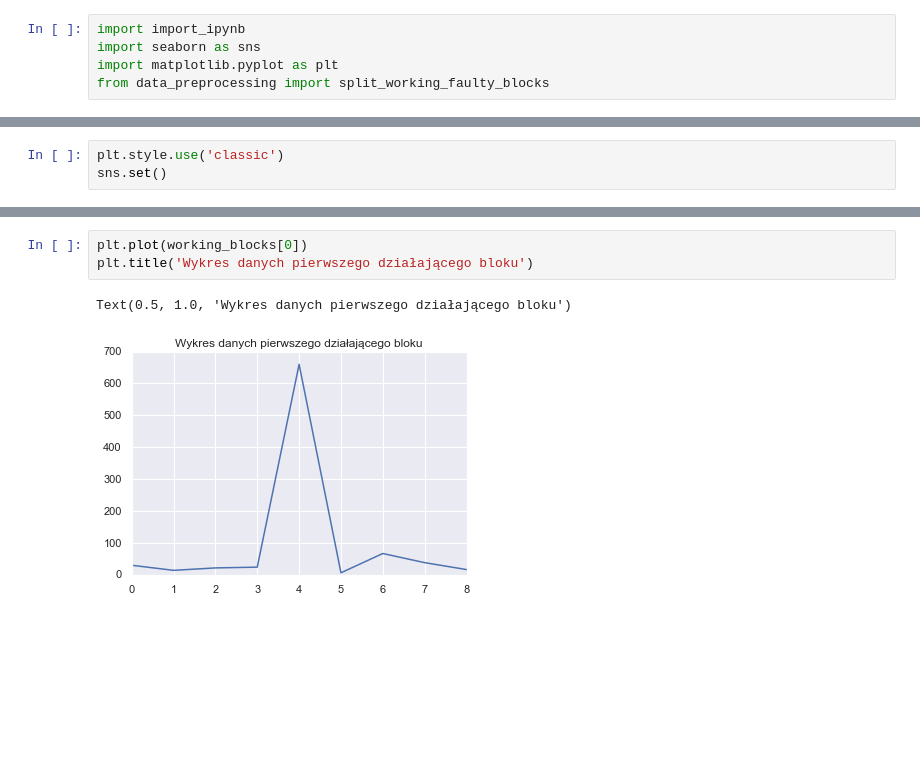
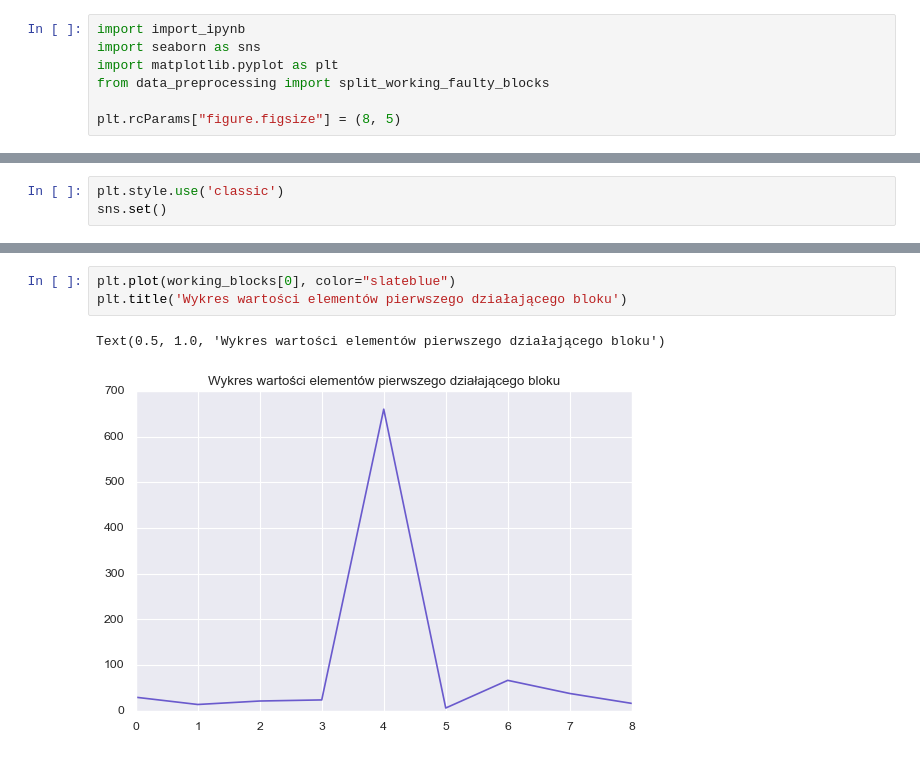
Before and after one commit to nerooc/device-downtime-detection, a Jupyter notebook: data_analysis/visualizations.ipynb, the cells around one changed output, grey strips where cells are left out. Cells and saved outputs as stored; diff of their text form; blank space fills up the shorter version.

```diff
--- a/data_analysis/visualizations.ipynb
+++ b/data_analysis/visualizations.ipynb
@@ -10,3 +10,5 @@ import import_ipynb
 import seaborn as sns
 import matplotlib.pyplot as plt
 from data_preprocessing import split_working_faulty_blocks
+
+plt.rcParams["figure.figsize"] = (8, 5)
@@ -23,6 +37,6 @@ sns.set()
 # %%
-plt.plot(working_blocks[0])
-plt.title('Wykres danych pierwszego działającego bloku')
+plt.plot(working_blocks[0], color="slateblue")
+plt.title('Wykres wartości elementów pierwszego działającego bloku')
 # %% [output]
-Text(0.5, 1.0, 'Wykres danych pierwszego działającego bloku')
+Text(0.5, 1.0, 'Wykres wartości elementów pierwszego działającego bloku')
-[figure, old version]
+[figure, new version]
```
Also changed, not shown: parts of 11 cells of this notebook, 4 other files.
